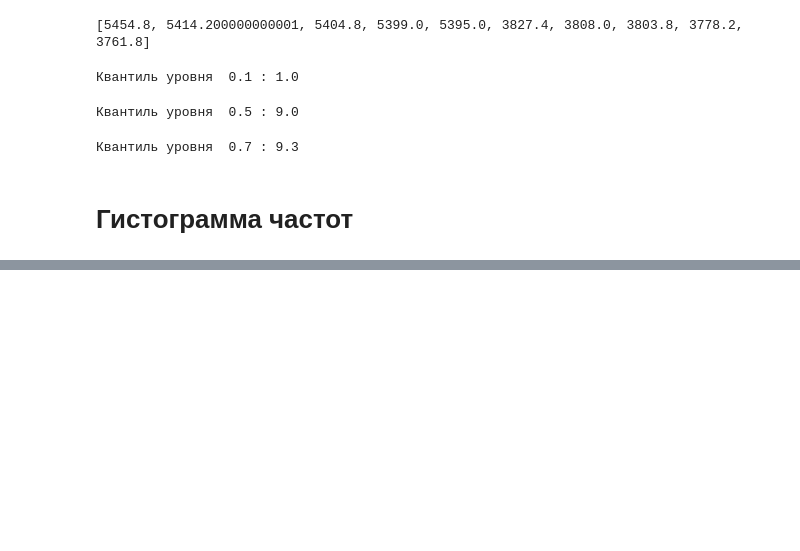
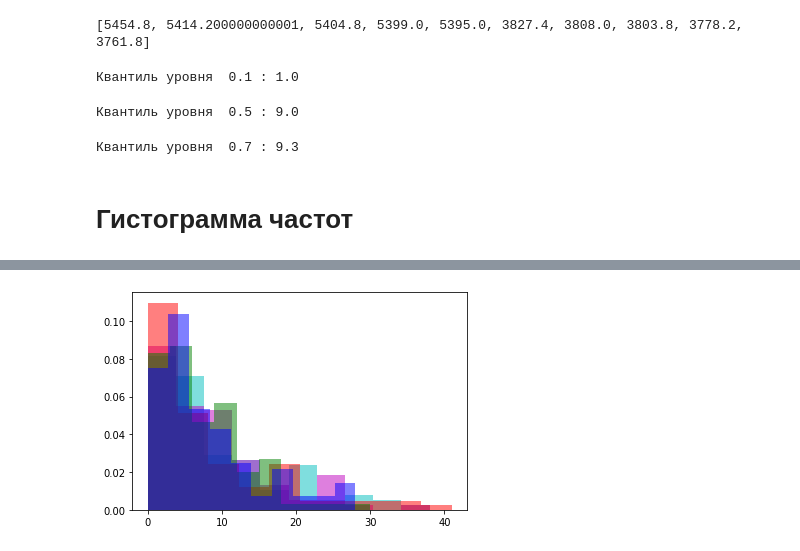
Before and after one commit to DrPopov/Mathematical-statistics, a Jupyter notebook: Dz_2/DZ_2_Geom.ipynb, the cells around one changed output, grey strips where cells are left out. Cells and saved outputs as stored; diff of their text form; code cells hidden in the pictures; blank space fills up the shorter version.

```diff
--- a/Dz_2/DZ_2_Geom.ipynb
+++ b/Dz_2/DZ_2_Geom.ipynb
@@ -701,0 +667,5 @@ make_pmf(0.98)
+# %%
+M = make_vibor(100)
+make_gist_geom(M)
+# %% [output]
+[figure, added]
```
Also changed, not shown: parts of 24 cells of this notebook, 42 other files.
